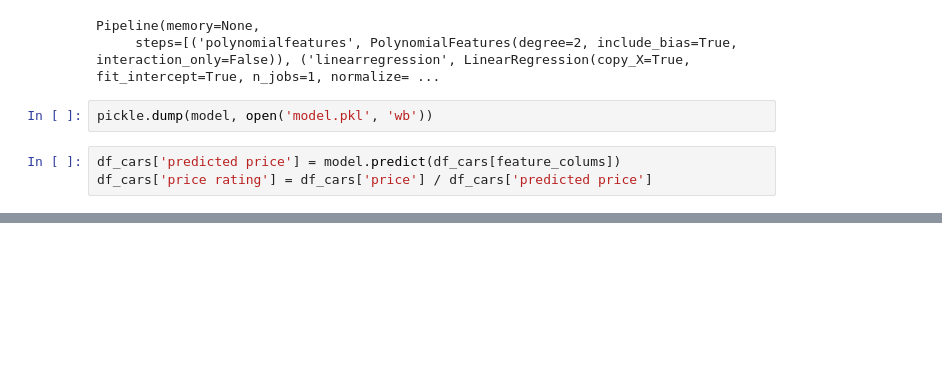
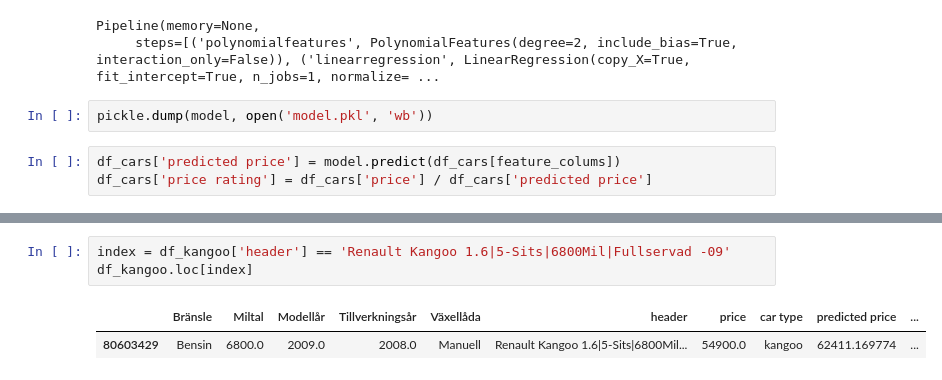
Before and after one commit to martinlarsalbert/blocket, a Jupyter notebook: regression.ipynb, the cells around one changed output, grey strips where cells are left out. Drawn from its saved outputs; the diff is of its cells as text; blank space fills up the shorter version.

```diff
--- a/regression.ipynb
+++ b/regression.ipynb
@@ -87,0 +130,6 @@ df_cars.loc[index]
+# %%
+index = df_kangoo['header'] == 'Renault Kangoo 1.6|5-Sits|6800Mil|Fullservad -09'
+df_kangoo.loc[index]
+# %% [output]
+|  | Bränsle | Miltal | Modellår | Tillverkningsår | Växellåda | header | price | car type | predicted price | ... |
+| 80603429 | Bensin | 6800.0 | 2009.0 | 2008.0 | Manuell | Renault Kangoo 1.6|5-Sits|6800Mil... | 54900.0 | kangoo | 62411.169774 | ... |
```
Also changed, not shown: parts of 8 cells of this notebook, 1 other file.
